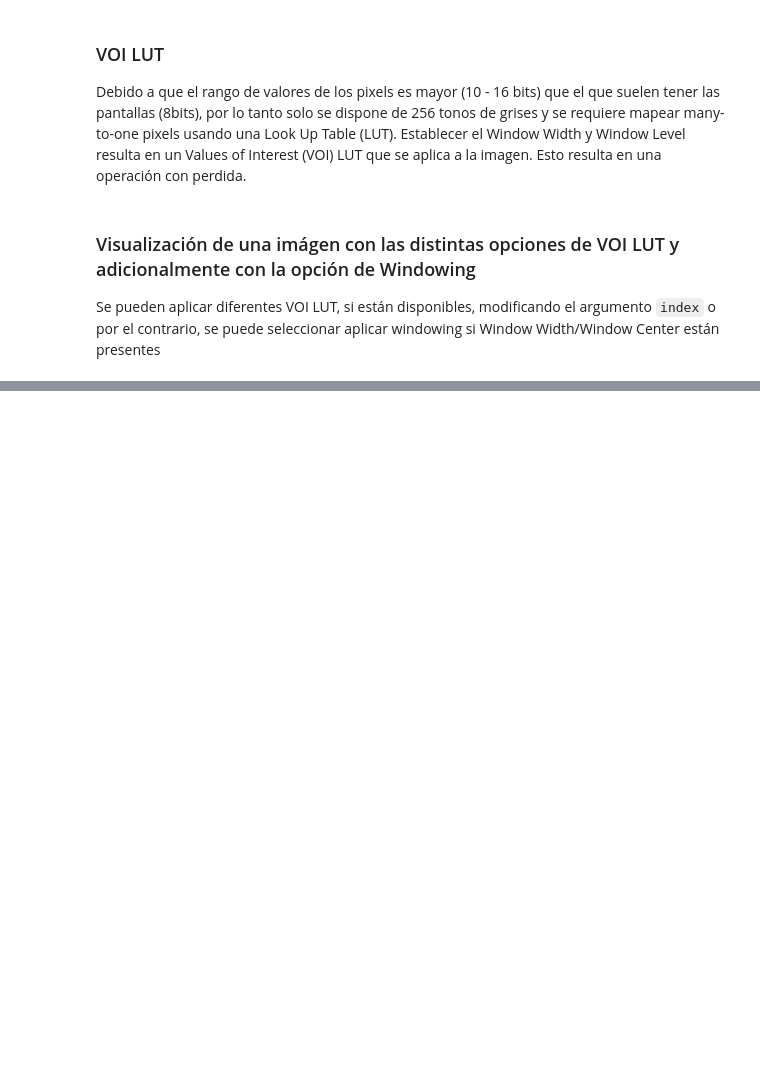
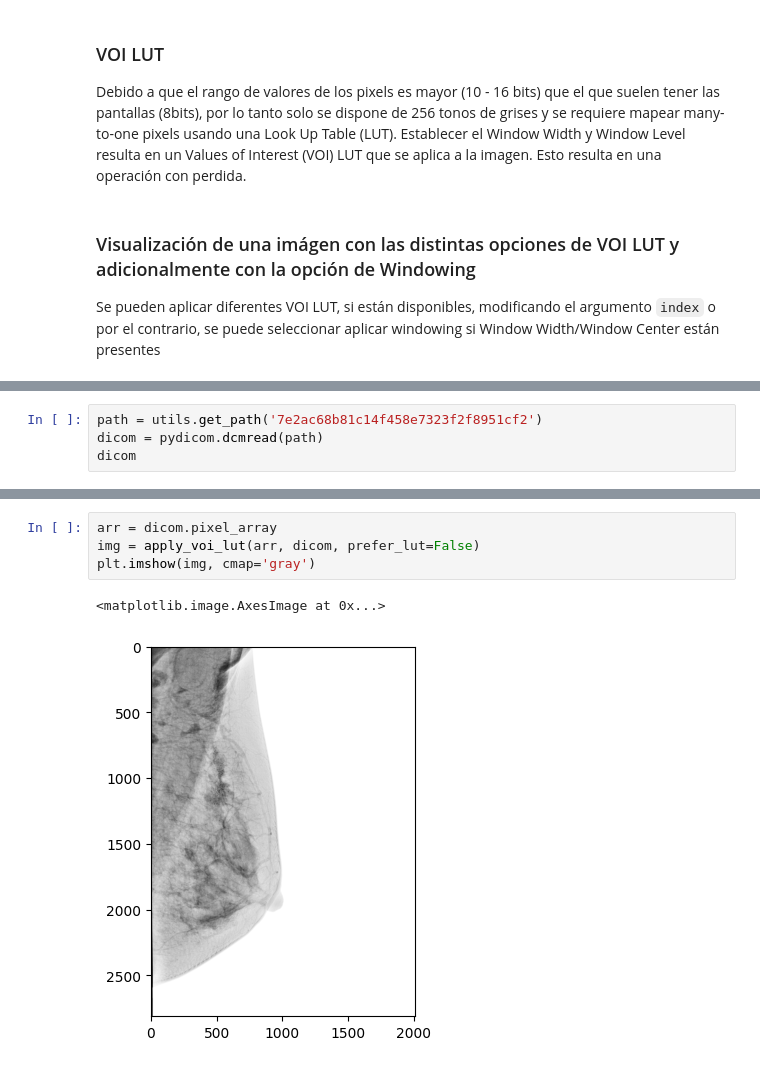
Before and after one commit to Julio-MS/pmm-falp, a Jupyter notebook: Image_Exploration.ipynb, the cells around one changed output, grey strips where cells are left out. Saved outputs shown, nothing was run; the diff lists cells and outputs as text; blank space fills up the shorter version.

```diff
--- a/Image_Exploration.ipynb
+++ b/Image_Exploration.ipynb
@@ -130,0 +160,4 @@ voi_lut[0]['LUTExplanation'].value
+# %%
+path = utils.get_path('7e2ac68b81c14f458e7323f2f8951cf2')
+dicom = pydicom.dcmread(path)
+dicom
@@ -130,0 +182,7 @@ voi_lut[0]['LUTExplanation'].value
+# %%
+arr = dicom.pixel_array
+img = apply_voi_lut(arr, dicom, prefer_lut=False)
+plt.imshow(img, cmap='gray')
+# %% [output]
+<matplotlib.image.AxesImage at 0x...>
+[figure, added]
```
Also changed, not shown: parts of 11 cells of this notebook.
